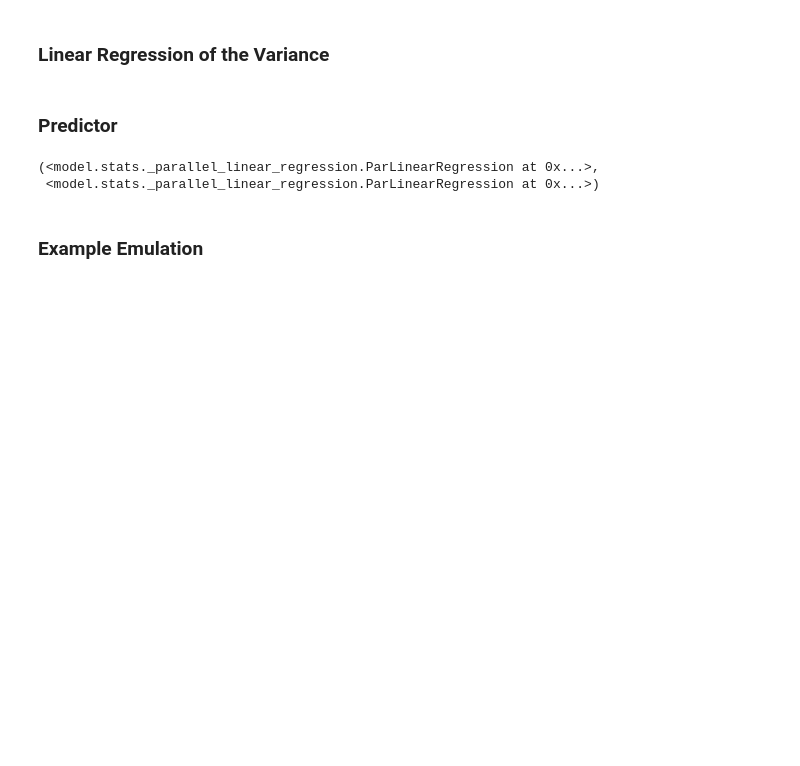
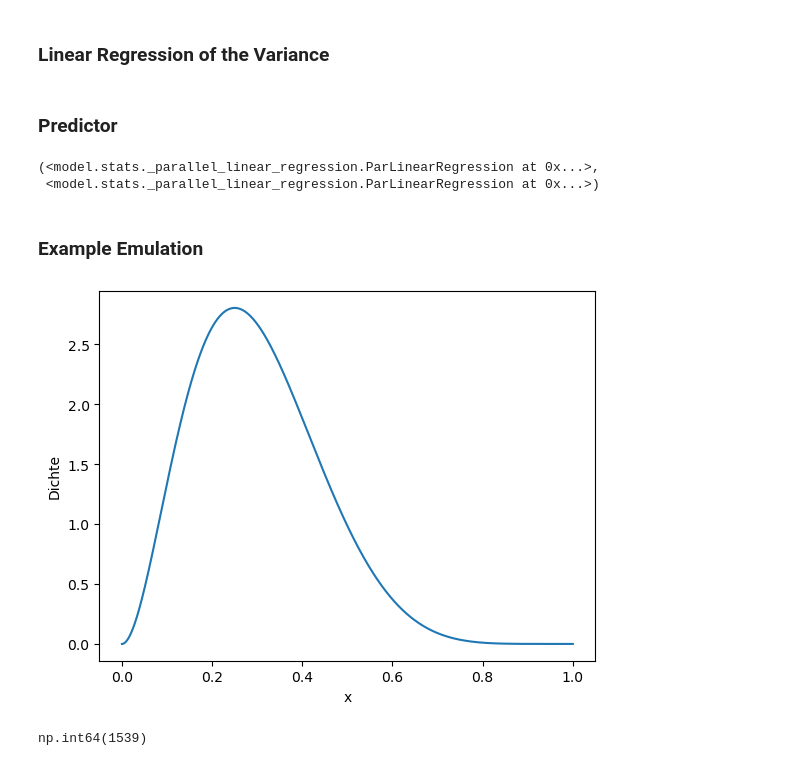
Before and after one commit to pjunghans1234/bachelorarbeit, a Jupyter notebook: quantile_plot.ipynb, the cells around one changed output. Drawn from its saved outputs; the diff is of its cells as text; code cells hidden in the pictures; blank space fills up the shorter version.

Commit message:
beta

```diff
--- a/quantile_plot.ipynb
+++ b/quantile_plot.ipynb
@@ -146,2 +151,19 @@ quantil_gamma = gamma.cdf(target_da_t, a=test_shape_prediction, scale=test_scale
 # %%
 quantil_norm = norm.cdf(target_da_t, loc=mean_prediction_da, scale=np.sqrt(var_prediction_da))
+# %%
+mue = 0.7
+k = 3
+
+x = np.linspace(0, 1, 1000)
+y = beta.pdf(x, a=3,b=7)
+
+plt.plot(x, y)
+plt.xlabel("x")
+plt.ylabel("Dichte")
+plt.show()
+# %% [output]
+[figure, added]
+# %%
+(shape_prediction.values < 15).sum()
+# %% [output]
+np.int64(1539)
```
Also changed, not shown: parts of 16 cells of this notebook, 10 other files.
